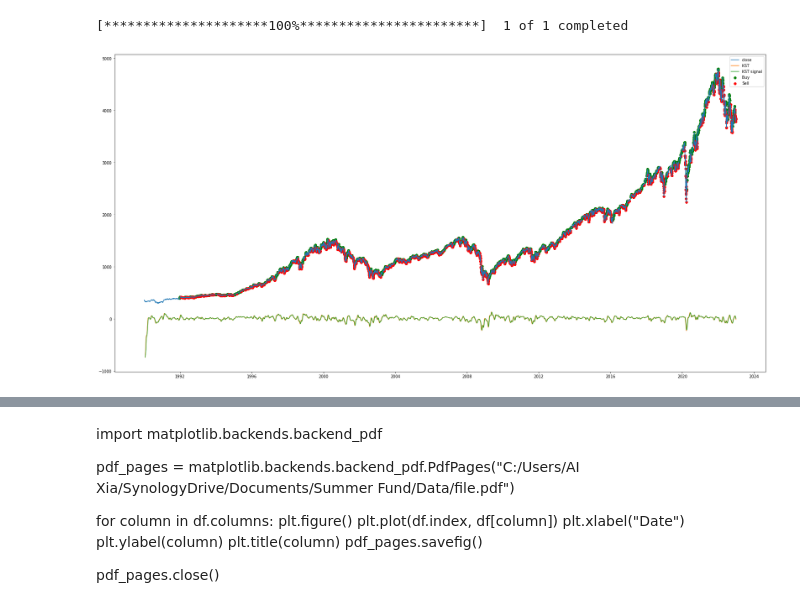
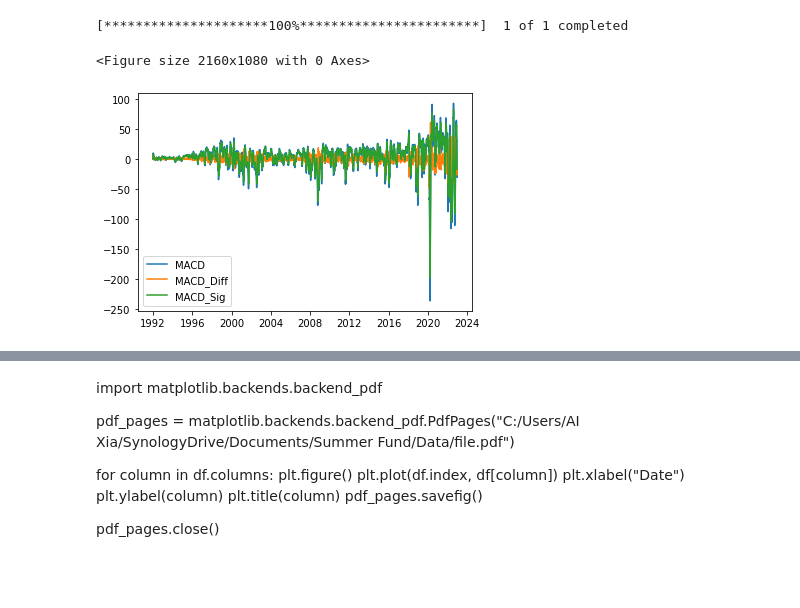
Before and after one commit to bobxia83/TA, a Jupyter notebook: Daily_SP500.ipynb, the cells around one changed output, grey strips where cells are left out. Saved outputs shown, nothing was run; the diff lists cells and outputs as text; code cells hidden in the pictures; blank space fills up the shorter version.

```diff
--- a/Daily_SP500.ipynb
+++ b/Daily_SP500.ipynb
@@ -167,11 +167,13 @@ df['Signal_KST_ROC_Sell'] = (kst.kst() < kst.kst_sig()) & (roc < 0)
 
 
 # MACD - Moving Average Convergence Divergence, shows the relationship between two moving averages
+# It is calculated by subtracting the 26-day exponential moving average (EMA) from the 12-day EMA. The resulting line is then compared to a 9-day EMA of the difference (the "signal line"), which is used as a trigger for buy and sell signals.
 # ta.trend.MACD(close: pandas.core.series.Series, window_slow: int = 26, window_fast: int = 12, window_sign: int = 9, fillna: bool = False)
 df['MACD'] = ta.trend.MACD(close, 26, 12, 9).macd()
 df['MACD_Diff'] = ta.trend.MACD(close, 26, 12, 9).macd_diff()
 df['MACD_Sig'] = ta.trend.MACD(close, 26, 12, 9).macd_signal()
 
+df['Signal_MACD'] = np.where(df.MACD > df.MACD_Sig, 1, -1)  # buy = 1, sell = -1
 
 # Detrended Price Oscillator (DPO), Is an indicator designed to remove trend from price and make it easier to identify cycles.
 # ta.trend.DPOIndicator(close: pandas.core.series.Series, window: int = 20, fillna: bool = False)
@@ -211,17 +213,17 @@ df['Pos_VI'] = ta.trend.VortexIndicator(high, low, close, 14).vortex_indicator_p
 # WMA - Weighted Moving Average
 # ta.trend.WMAIndicator(close: pandas.core.series.Series, window: int = 9, fillna: bool = False)
 df['WMA'] = ta.trend.WMAIndicator(close, 9).wma()
-# %%
-plt.figure(figsize=(30,15))
-plt.plot(close, label='close')
-plt.plot(kst.kst(), label='KST')
-plt.plot(kst.kst_sig(), label='KST signal')
-plt.scatter(df.loc[df['Signal_KST_Buy']].index, df.loc[df['Signal_KST_Buy']]['Close'], c='green', label='Buy')
-plt.scatter(df.loc[df['Signal_KST_Sell']].index, df.loc[df['Signal_KST_Sell']]['Close'], c='red', label='Sell')
-plt.legend()
-plt.show()
-# %% [output]
-[figure, removed]
+# %%
+plt.figure(figsize=(30,15))
+fig, ax = plt.subplots()
+ax.plot(df['MACD'], label='MACD')
+ax.plot(df['MACD_Diff'], label='MACD_Diff')
+ax.plot(df['MACD_Sig'], label='MACD_Sig')
+ax.legend(loc='best')
+plt.show()
+# %% [output]
+<Figure size 2160x1080 with 0 Axes>
+[figure, added]
 # %%
 # Momentum Indicators
 
```
Also changed, not shown: parts of 1 cell of this notebook.
